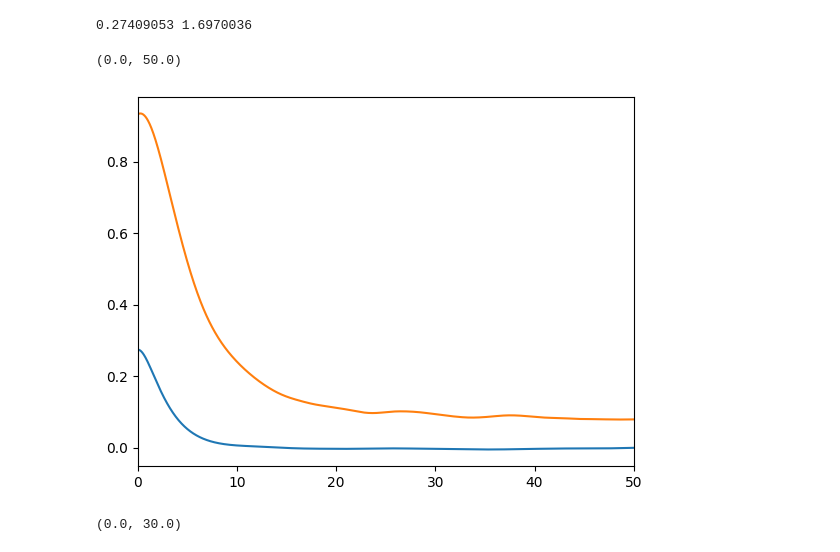
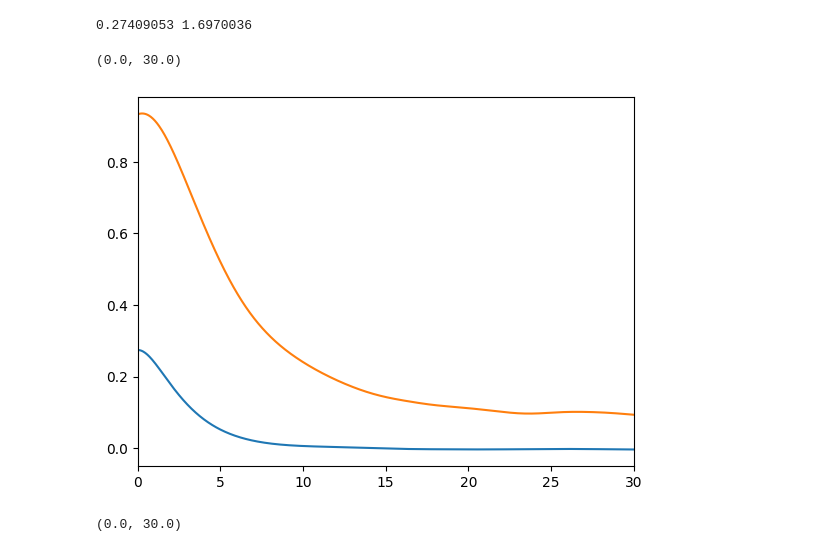
Before and after one commit to zhaoz0314/random-EI, a Jupyter notebook: pseudospatial/0_4-4_0_test.ipynb, the cells around one changed output. Drawn from its saved outputs; the diff is of its cells as text; code cells hidden in the pictures.

```diff
--- a/pseudospatial/0_4-4_0_test.ipynb
+++ b/pseudospatial/0_4-4_0_test.ipynb
@@ -127,14 +127,14 @@ print(r_var_mean, r_var_sq)
 # %%
 r_acov_s = matched_correlation_fct(temp_traj, temp_traj, r_mean_s, r_mean_s)
 r_ccov_s = jnp.array([matched_correlation_fct(jnp.roll(temp_traj, shift, axis = 0), temp_traj,
                                    jnp.roll(r_mean_s, shift, axis = 0), r_mean_s)
                       for shift in jnp.arange(1,1+4)])
-plt.plot(jnp.arange(resolution * 50)/resolution, jnp.mean(r_acov_s, axis = 0)[:resolution * 50])
-plt.plot(jnp.arange(resolution * 50)/resolution, part_n * jnp.mean(r_ccov_s ** 2, axis = (0,1))[:resolution * 50])
-plt.xlim(0,50)
+plt.plot(jnp.arange(resolution * 30)/resolution, jnp.mean(r_acov_s, axis = 0)[:resolution * 30])
+plt.plot(jnp.arange(resolution * 30)/resolution, part_n * jnp.mean(r_ccov_s ** 2, axis = (0,1))[:resolution * 30])
+plt.xlim(0,30)
 # %% [output]
-(0.0, 50.0)
+(0.0, 30.0)
-[figure, old version]
+[figure, new version]
 # %%
 plt.plot(jnp.arange(resolution * 30)/resolution, jnp.mean(r_acov_s, axis = 0)[:resolution * 30] / jnp.mean(r_acov_s, axis = 0)[0])
 plt.plot(jnp.arange(resolution * 30)/resolution, jnp.mean(r_ccov_s ** 2, axis = (0,1))[:resolution * 30] / jnp.mean(r_ccov_s ** 2, axis = (0,1))[0])
```
Also changed, not shown: parts of 1 cell of this notebook.
